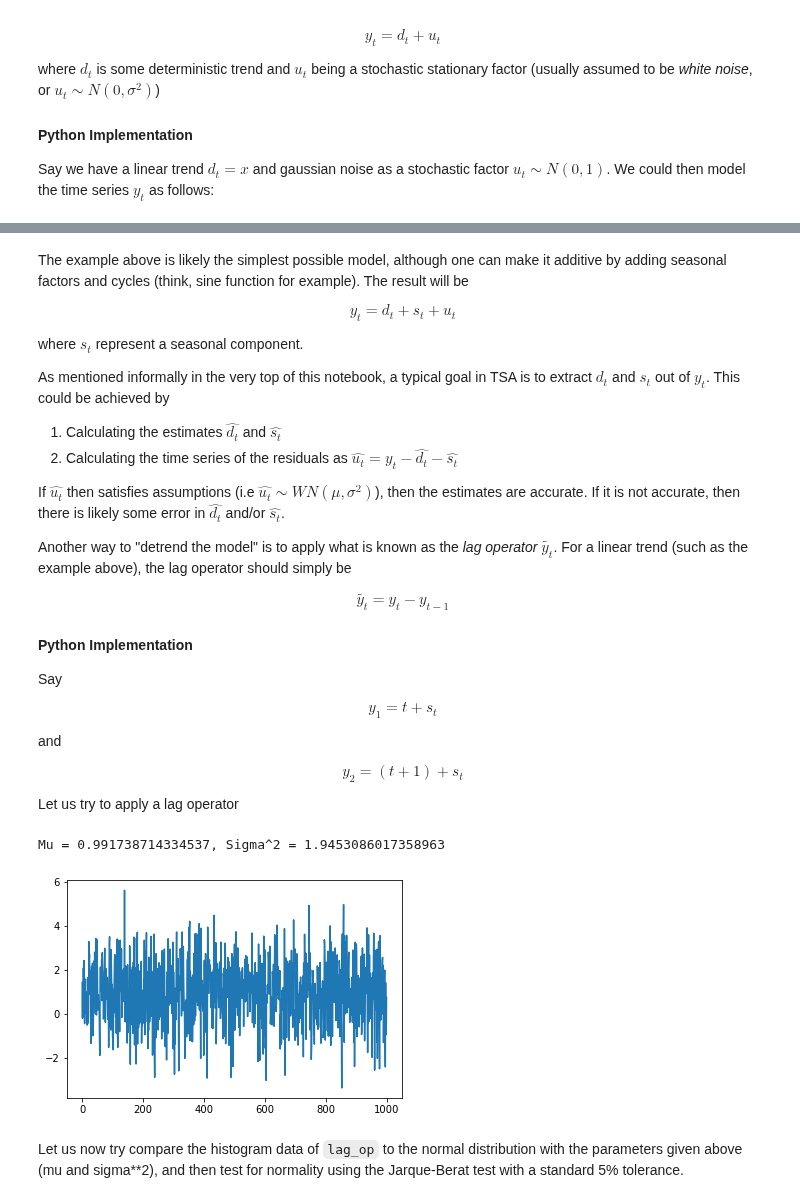
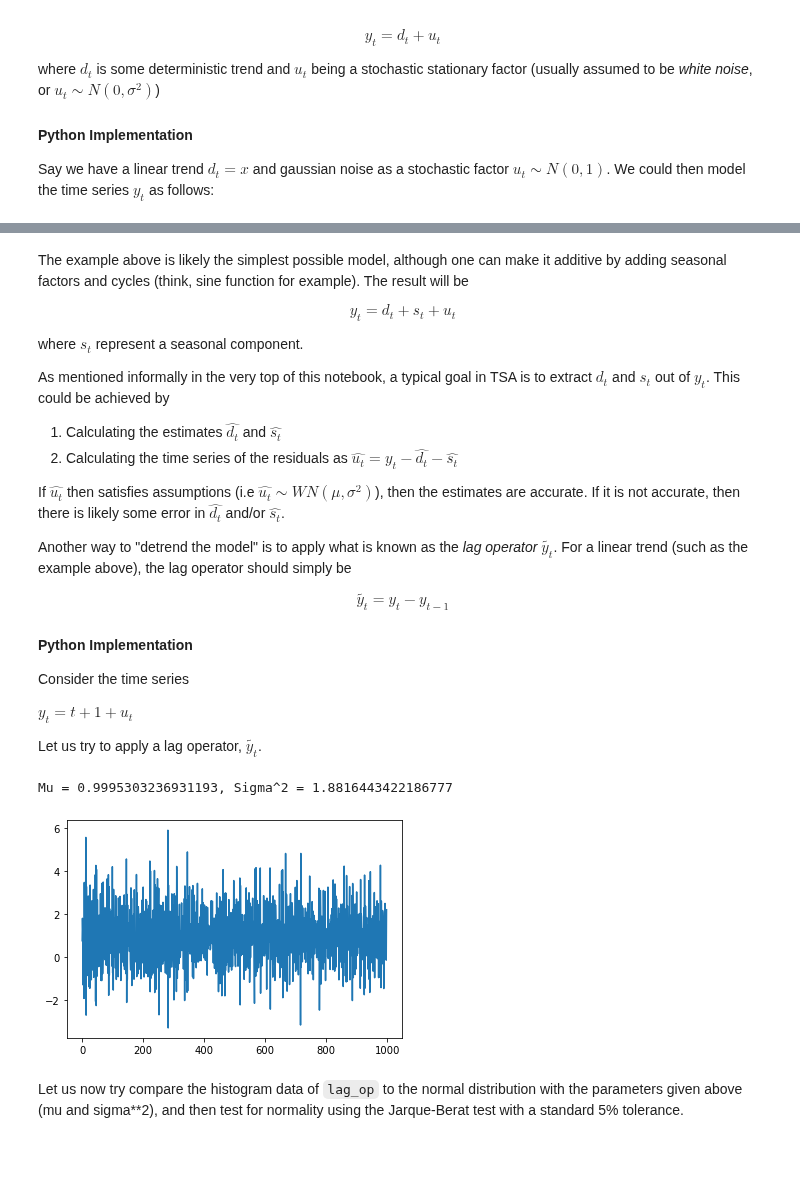
Before and after one commit to theheavygluon/Risk-Management-Course, a Jupyter notebook: Lecture 4 - Time Series Analysis.ipynb, the cells around one changed output, grey strips where cells are left out. Cells and saved outputs as stored; diff of their text form; code cells hidden in the pictures; blank space fills up the shorter version.

```diff
--- a/Lecture 4 - Time Series Analysis.ipynb
+++ b/Lecture 4 - Time Series Analysis.ipynb
@@ -72,31 +72,27 @@ $$\tilde{y_t} = y_t - y_{t - 1}$$
 
 #### Python Implementation
 
-Say
+Consider the time series
 
-$$y_1 = t + s_t$$
+$y_t = t+1 + u_t$
 
-and
-
-$$y_2 = (t + 1) + s_t$$
-
-Let us try to apply a lag operator
+Let us try to apply a lag operator, $\tilde{y_t}$.
 # %%
 T = range(0,1000) #time
 
 
 
-y_1 = np.array([i + np.random.normal(0,1) for i in T])
-y_2 = np.array([i + 1 + np.random.normal(0,1) for i in T])
+y_t = np.array([t + 1 + np.random.normal(0,1) for t in T])
 
 
-lag_op = y_2 - y_1
 
-plt.plot(T,lag_op)
+lag_op = [y_t[t+1] - y_t[t] for t in range(len(y_t) - 1)]
+
+plt.plot(T[:-1],lag_op)
 print("Mu = "+str(np.mean(lag_op))+", Sigma^2 = "+str(np.std(lag_op)**2))
 # %% [output]
-Mu = 0.991738714334537, Sigma^2 = 1.9453086017358963
+Mu = 0.9995303236931193, Sigma^2 = 1.8816443422186777
-[figure, old version]
+[figure, new version]
 # %% [markdown]
 Let us now try compare the histogram data of `lag_op` to the normal distribution with the parameters given above (mu and sigma\*\*2), and then test for normality using the Jarque-Berat test with a standard 5\% tolerance.
 # %%
```
Also changed, not shown: parts of 38 cells of this notebook.
